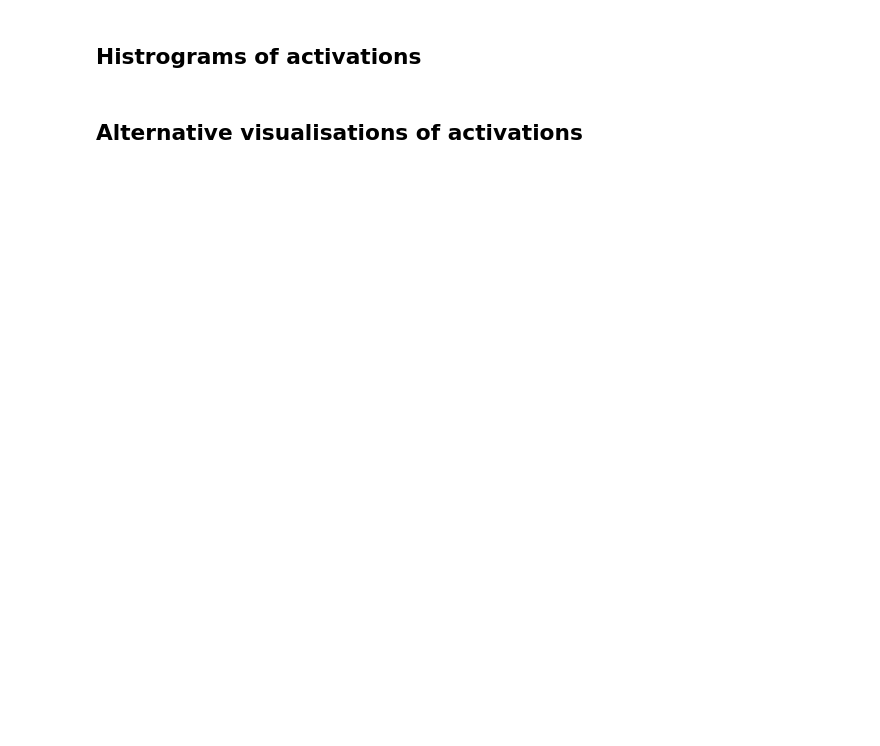
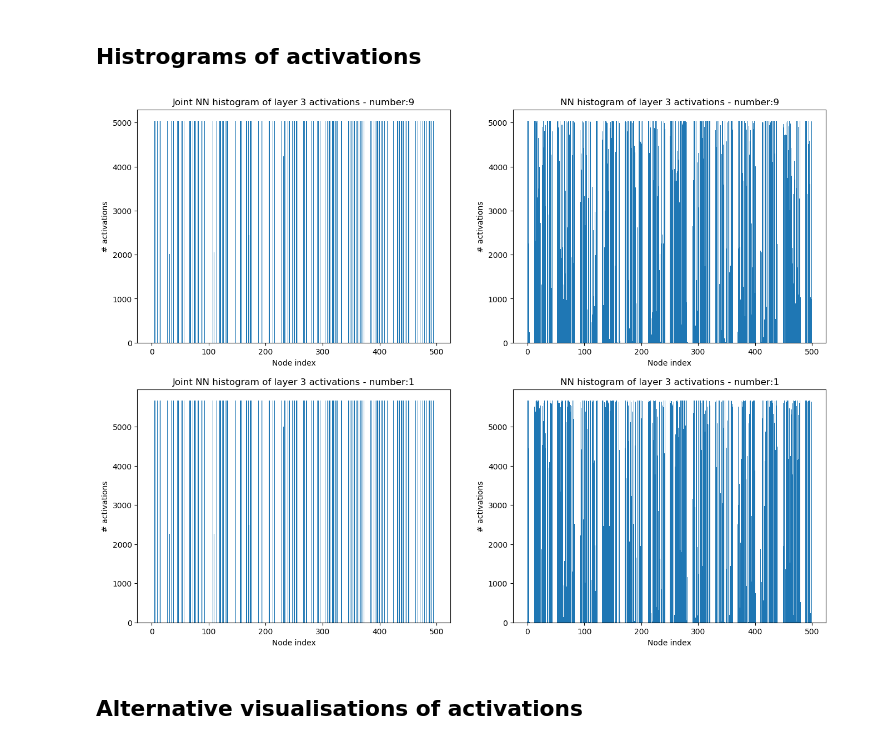
Before and after one commit to mm5110/sparse-structures-for-classification, a Jupyter notebook: dev/ML_ISTA/activation_histogram_experiment.ipynb, the cells around one changed output. Saved outputs shown, nothing was run; the diff lists cells and outputs as text; code cells hidden in the pictures; blank space fills up the shorter version.

```diff
--- a/dev/ML_ISTA/activation_histogram_experiment.ipynb
+++ b/dev/ML_ISTA/activation_histogram_experiment.ipynb
@@ -22,13 +22,13 @@ import pdb
 import Models_MNIST as mds
 
 # Hyper Parameters
-EPOCH = 10
+EPOCH = 5
 BATCH_SIZE = 256
 DOWNLOAD_MNIST = False
 
 m1 = 64
 m2 = 128
-m3 = 50
+m3 = 500
 cudaopt = True
 
 EPS = 1e-4
@@ -398,28 +387,30 @@ plt.show()
 # %%
 idx1 = 9
 idx2 = 1
 
 plt.figure(figsize=(16,12))
 plt.subplot(2,2,1)
-plt.bar(np.arange(m3), activations_count3_jnn[str(idx1)].detach().numpy())
+plt.bar(np.arange(m3), activations_count3_jnn[str(idx1)])
 plt.title('Joint NN histogram of layer 3 activations - number:' + str(idx1))
 plt.xlabel('Node index')
 plt.ylabel('# activations')
 plt.subplot(2,2,2)
-plt.bar(np.arange(m3), activations_count3_nn[str(idx1)].detach().numpy())
+plt.bar(np.arange(m3), activations_count3_nn[str(idx1)])
 plt.title('NN histogram of layer 3 activations - number:' + str(idx1))
 plt.xlabel('Node index')
 plt.ylabel('# activations')
 plt.subplot(2,2,3)
-plt.bar(np.arange(m3), activations_count3_jnn[str(idx2)].detach().numpy())
+plt.bar(np.arange(m3), activations_count3_jnn[str(idx2)])
 plt.title('Joint NN histogram of layer 3 activations - number:' + str(idx2))
 plt.xlabel('Node index')
 plt.ylabel('# activations')
 plt.subplot(2,2,4)
-plt.bar(np.arange(m3), activations_count3_nn[str(idx2)].detach().numpy())
+plt.bar(np.arange(m3), activations_count3_nn[str(idx2)])
 plt.title('NN histogram of layer 3 activations - number:' + str(idx2))
 plt.xlabel('Node index')
 plt.ylabel('# activations')
 plt.show()
+# %% [output]
+[figure, added]
 # %% [markdown]
 ## Alternative visualisations of activations
```
Also changed, not shown: parts of 6 cells of this notebook, 1 other file.
